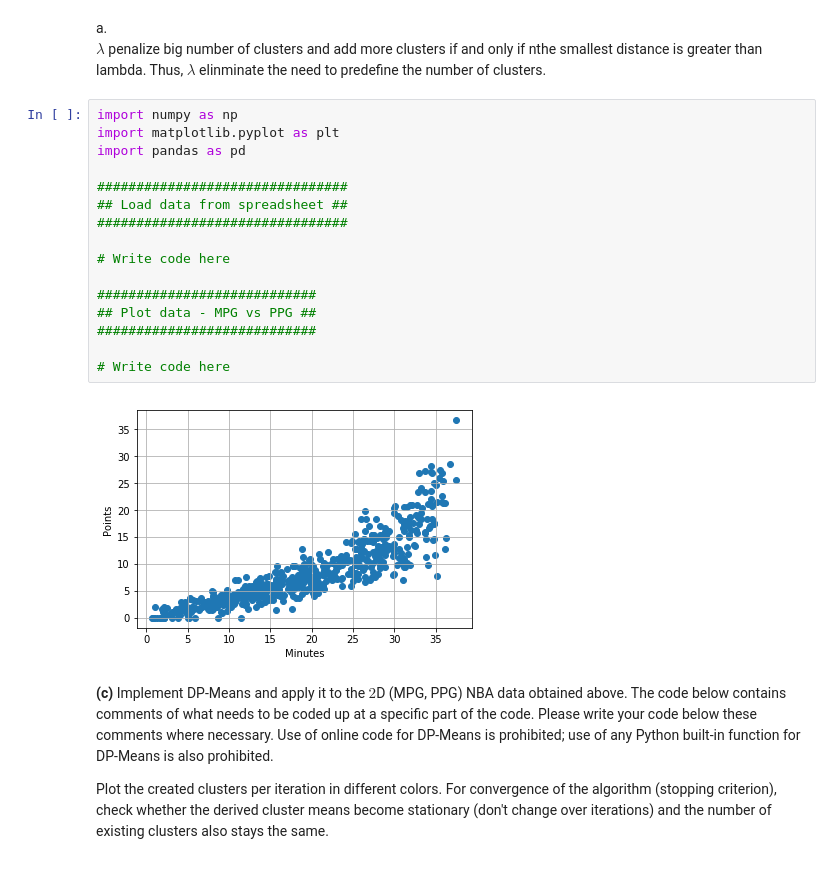
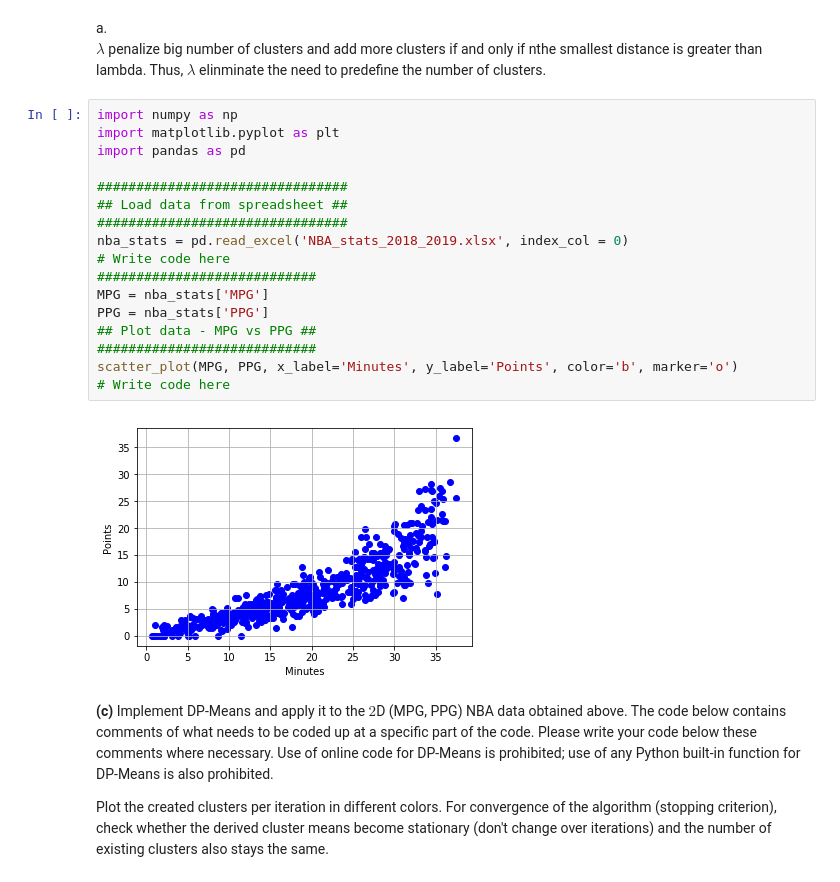
Before and after one commit to AtlasUnion/EC414, a Jupyter notebook: homework/hw6/HW 6 - Clustering.ipynb, the cells around one changed output. Saved outputs shown, nothing was run; the diff lists cells and outputs as text.

```diff
--- a/homework/hw6/HW 6 - Clustering.ipynb
+++ b/homework/hw6/HW 6 - Clustering.ipynb
@@ -194,21 +192,22 @@ $\lambda$ penalize big number of clusters and add more clusters if and only if n
 # %%
 import numpy as np
 import matplotlib.pyplot as plt
 import pandas as pd
 
 ################################
 ## Load data from spreadsheet ##
 ################################
-
+nba_stats = pd.read_excel('NBA_stats_2018_2019.xlsx', index_col = 0)
 # Write code here
-
 ############################
+MPG = nba_stats['MPG']
+PPG = nba_stats['PPG']
 ## Plot data - MPG vs PPG ##
 ############################
-
+scatter_plot(MPG, PPG, x_label='Minutes', y_label='Points', color='b', marker='o')
 # Write code here
 # %% [output]
-[figure, old version]
+[figure, new version]
 # %% [markdown]
 **(c)** Implement DP-Means and apply it to the $2$D (MPG, PPG) NBA data obtained above. The code below contains comments of what needs to be coded up at a specific part of the code.  Please write your code below these comments where necessary. Use of online code for DP-Means is prohibited; use of any Python built-in function for DP-Means is also prohibited.
 
```
Also changed, not shown: parts of 2 cells of this notebook, 1 other file.
